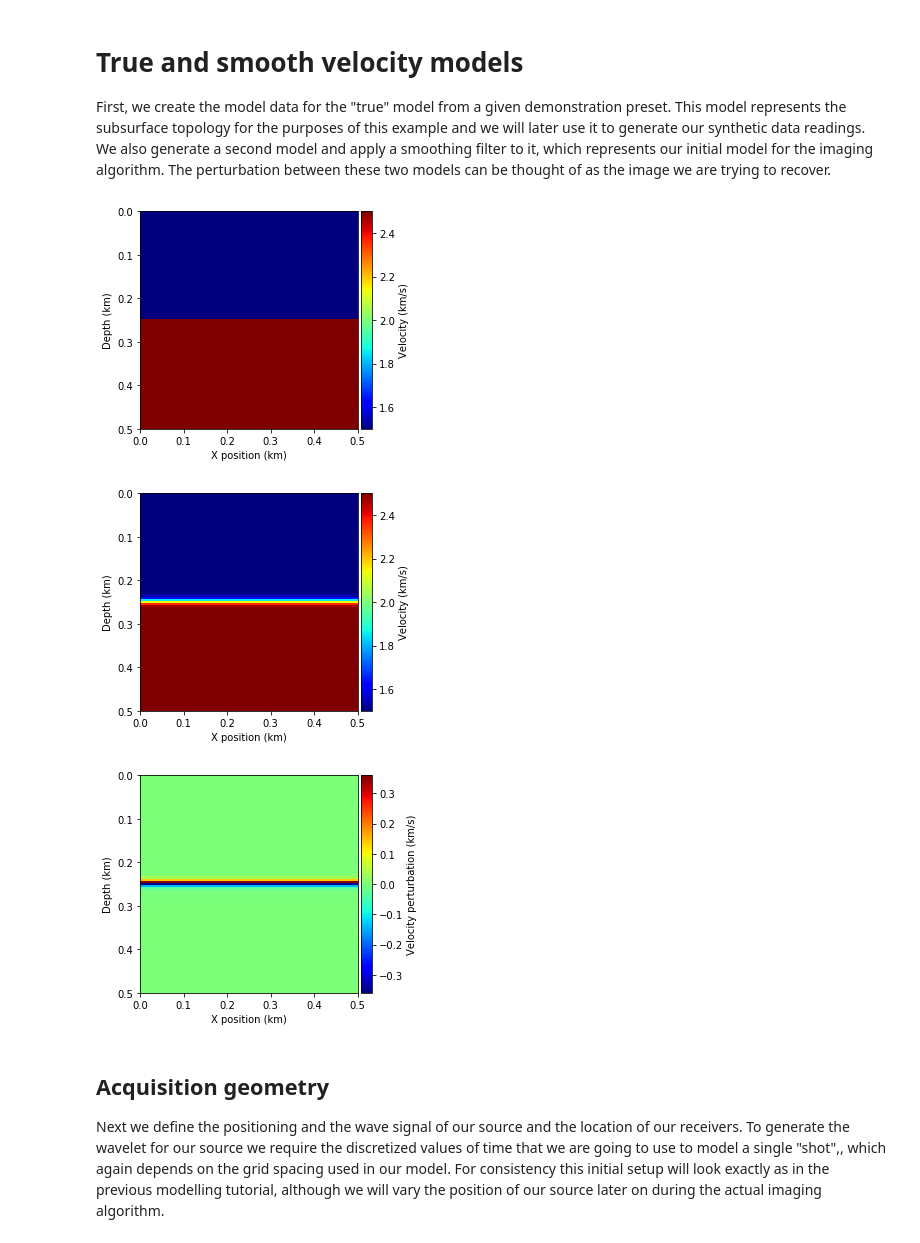
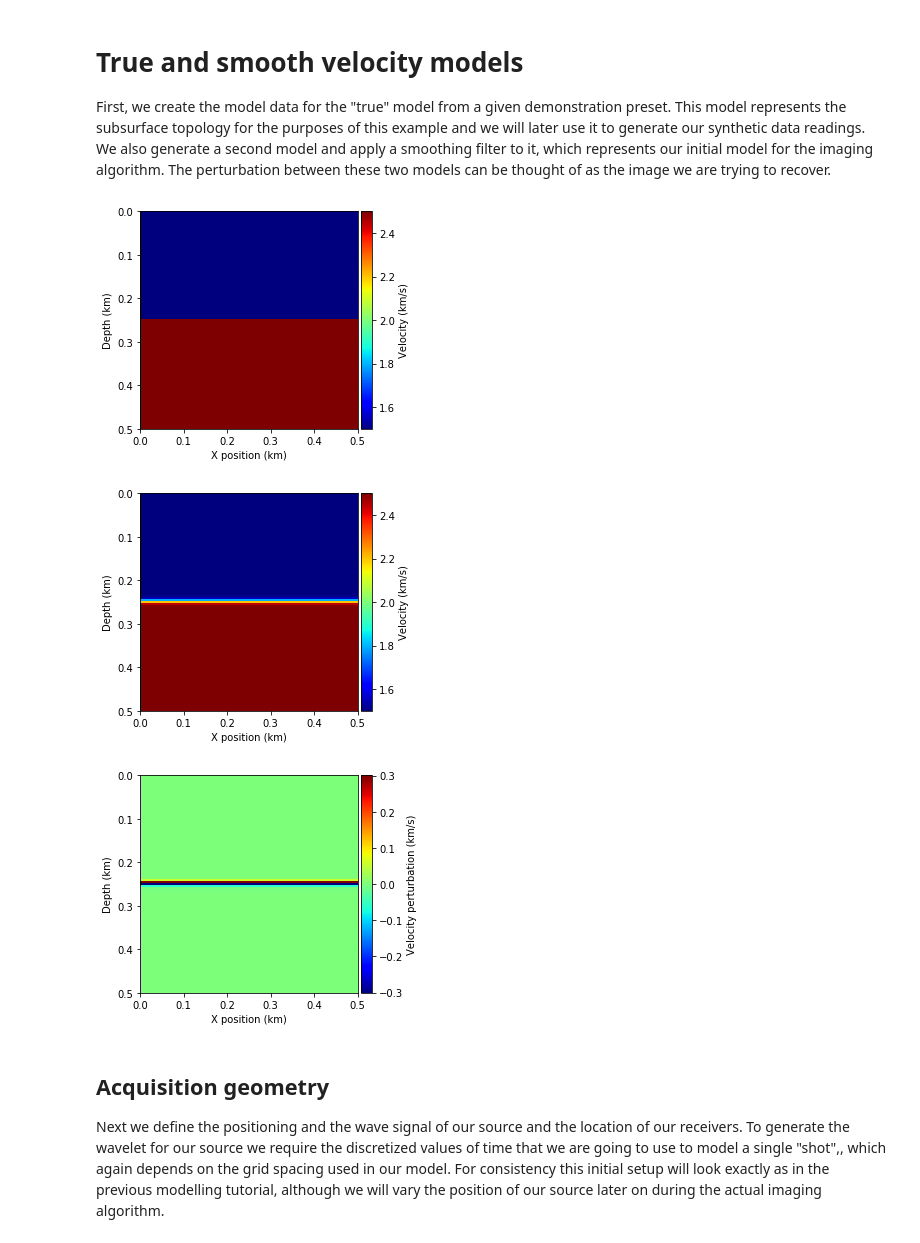
Before and after one commit to tccw/geotools, a Jupyter notebook: toys/devito_WSL/RTM_fault_testing.ipynb, the cells around one changed output. Drawn from its saved outputs; the diff is of its cells as text; code cells hidden in the pictures.

Commit message:
Update RTM_fault_testing.ipynb
Small fixes

```diff
--- a/toys/devito_WSL/RTM_fault_testing.ipynb
+++ b/toys/devito_WSL/RTM_fault_testing.ipynb
@@ -45,12 +46,13 @@ preset = 'twolayer-isotropic'  # A simple but cheap model (recommended)
 # preset = 'anticline_faults'
 # preset = 'b_anticline_faults'
 # preset = 'sixty_nml_flt_vel_5m'
+# preset = 'vel_wedge'
 
 # Standard preset with a simple two-layer model
 if preset == 'twolayer-isotropic':
     def create_model(grid=None):
         return demo_model('twolayer-isotropic', origin=(0., 0.), shape=(101, 101),
-                          spacing=(5., 5.), nbpml=50, grid=grid, ratio=2)
+                          spacing=(5., 5.), nbpml=100, grid=grid, ratio=2)
     filter_sigma = (1, 1)
     nshots = 1
     nreceivers = 101
@@ -83,14 +85,14 @@ if preset == 'three-layer-isotropic':
 # Resampled portion of the Marmousi-ii 2D model with variable fault offset
 if preset == 'marm_ii':
     def create_model(grid=None):
-        nbpml = 20
+        nbpml = 50
         return Model(origin=(0., 0.), shape=vel_marm_ii.T.shape, spacing=(10., 10.),
                      nbpml=nbpml, vp=vel_marm_ii.T, space_order=2)
     filter_sigma = (1, 1)
     nshots = 1
     nreceivers = 500
     t0 = 0.
-    tn = 750.  # Simulation last 1 second (1000 ms)
+    tn = 500.  # Simulation last 1 second (1000 ms)
     f0 = 0.020  # Source peak frequency is 10Hz (0.010 kHz)
 
 # Variable 45 degree fault model with salt above (10m resolution)
@@ -108,8 +110,9 @@ if preset == 'fourfive_nml_flt_vel':
 # Variable 45 degree fault model with salt above (5m resolution)
 if preset == 'fourfive_nml_flt_vel_5m':
     nbpml = 230
+    v = np.load('data/45_deg_norm_fault_RTM_5m_IMAGE.npy')
     def create_model(grid=None):
-        return Model(origin=(0., 0.), shape=fourfive_nml_flt_vel_5m.T.shape, spacing=(5., 5.),
+        return Model(origin=(0., 0.), shape=v.T.shape, spacing=(5., 5.),
                      nbpml=nbpml, vp=fourfive_nml_flt_vel_5m.T, space_order=2)
     filter_sigma = (1, 1)
     nshots = 62
@@ -171,6 +174,19 @@ if preset == 'marmousi2d-isotropic':
     t0 = 0.
     tn = 3500.  # Simulation last 3.5 second (3500 ms)
     f0 = 0.025  # Source peak frequency is 25Hz (0.025 kHz)
+
+# Simple velocity model with some 45 dips
+if preset == 'vel_wedge':
+    def create_model(grid=None):
+        nbpml = 50
+        return Model(origin=(0., 0.), shape=vel_wedge.T.shape, spacing=(10., 10.),
+                     nbpml=nbpml, vp=vel_wedge.T, space_order=2)
+    filter_sigma = (1, 1)
+    nshots = 1
+    nreceivers = 500
+    t0 = 0.
+    tn = 1000.  # Simulation last 1 second (1000 ms)
+    f0 = 0.020  # Source peak frequency is 10Hz (0.010 kHz)
 # %% [markdown]
 # True and smooth velocity models
 
@@ -178,31 +194,31 @@ First, we create the model data for the "true" model from a given demonstration
 # %%
 #NBVAL_IGNORE_OUTPUT
 from examples.seismic import plot_velocity, plot_perturbation
 from scipy import ndimage
 
 # Create true model from a preset
 model = create_model()
 
 # Create initial model and smooth the boundaries
 model0 = create_model(grid=model.grid)
 # model0.vp = model0.vp * 0.9
 # model0.vp[:,50:60] = 2.5
 # rand_vals = np.random.uniform(low=0.95, high=1.05,size=(500,200))
 # for i in range(40):
 #     rand_vals = ndimage.gaussian_filter(rand_vals, sigma=filter_sigma, order=0)
 # model0.vp = model0.vp * rand_vals
-for i in range(2):
+for i in range(1):
     model0.vp = ndimage.gaussian_filter(model0.vp, sigma=filter_sigma, order=0)
 
 
 # Plot the true and initial model and the perturbation between them
 plot_velocity(model)
 plot_velocity(model0)
 plot_perturbation(model0, model)
 # %% [output]
 [figure]
-[figure, old version]
+[figure, new version]
-[figure, old version]
+[figure, new version]
 # %% [markdown]
 ## Acquisition geometry
 
```
Also changed, not shown: parts of 21 cells of this notebook.
